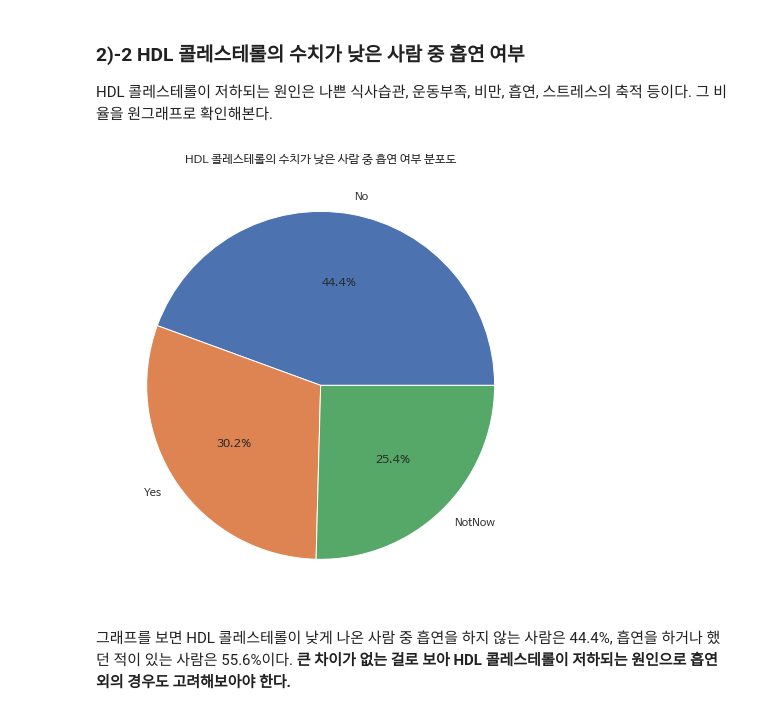
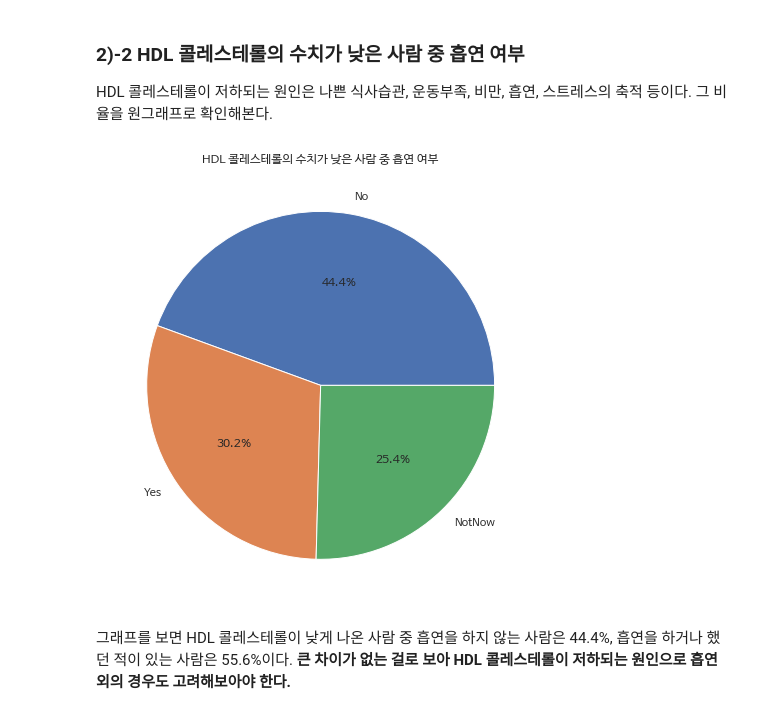
Before and after one commit to yoonji0116/IT-class, a Jupyter notebook: 시각화과제_2013408_강윤지.ipynb, the cells around one changed output. Drawn from its saved outputs; the diff is of its cells as text; code cells hidden in the pictures.

```diff
--- a/시각화과제_2013408_강윤지.ipynb
+++ b/시각화과제_2013408_강윤지.ipynb
@@ -225,15 +225,15 @@ HDL 콜레스테롤이 저하되는 원인은 나쁜 식사습관, 운동부족,
 # %%
 smoke = health_CHOLE.loc[(health_CHOLE['HDL판정'] == '낮음') ]
 x = smoke['흡연상태'].value_counts()
 x1 = x.index
 y = x.values
 
 plt.figure(figsize = (15,8))
 plt.pie(y, labels = x1, autopct='%1.1f%%')
-plt.title('HDL 콜레스테롤의 수치가 낮은 사람 중 흡연 여부 분포도')
+plt.title('HDL 콜레스테롤의 수치가 낮은 사람 중 흡연 여부')
 plt.show()
 # %% [output]
-[figure, old version]
+[figure, new version]
 # %% [markdown]
 그래프를 보면 HDL 콜레스테롤이 낮게 나온 사람 중 흡연을 하지 않는 사람은 44.4%, 흡연을 하거나 했던 적이 있는 사람은 55.6%이다. **큰 차이가 없는 걸로 보아 HDL 콜레스테롤이 저하되는 원인으로 흡연 외의 경우도 고려해보아야 한다.**
 # %% [markdown]
```
